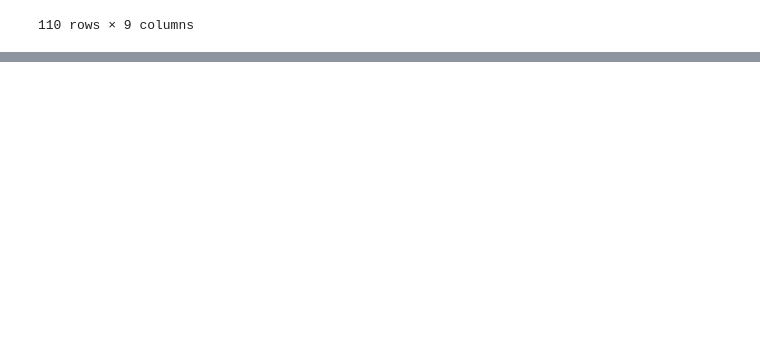
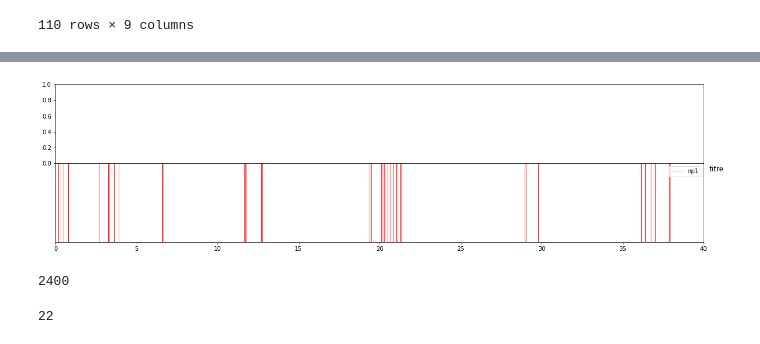
Before and after one commit to matias-ceau/pyfiber, a Jupyter notebook: dev/NICOTINE.ipynb, the cells around one changed output, grey strips where cells are left out. Drawn from its saved outputs; the diff is of its cells as text; code cells hidden in the pictures; blank space fills up the shorter version.

```diff
--- a/dev/NICOTINE.ipynb
+++ b/dev/NICOTINE.ipynb
@@ -172,0 +210,21 @@ cluster_df
+# %%
+fig = plt.figure(figsize=(20,5))
+gs = fig.add_gridspec(2, hspace=0)
+ax = gs.subplots(sharex=True, sharey=True)
+data = np.array([i for i in s35.loc[0,'np1'].index.values if i < 2400])/60
+ax[1].eventsplot(data,linelengths=1,lineoffsets=0.5,colors='r',linewidth=0.6,label='np1')
+ax[1].legend()
+ax[1].set_xlim((0,40))
+ax[1].set_ylim((0,1))
+ax[1].set_title( 'titre',x=1.02, y=1.0, pad=-14)
+ax[1].axes.yaxis.set_visible(False)
+# %% [output]
+[figure, added]
+# %%
+40*60
+# %% [output]
+2400
+# %%
+len(df[df['session']==35])
+# %% [output]
+22
```
Also changed, not shown: parts of 14 cells of this notebook, 2 other files.
